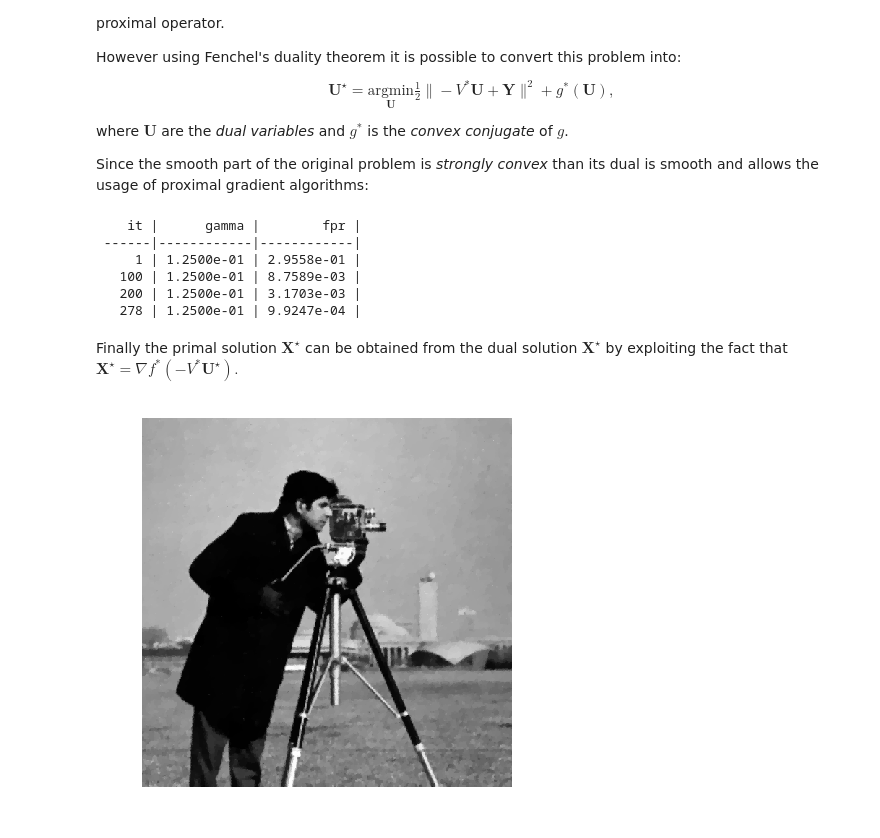
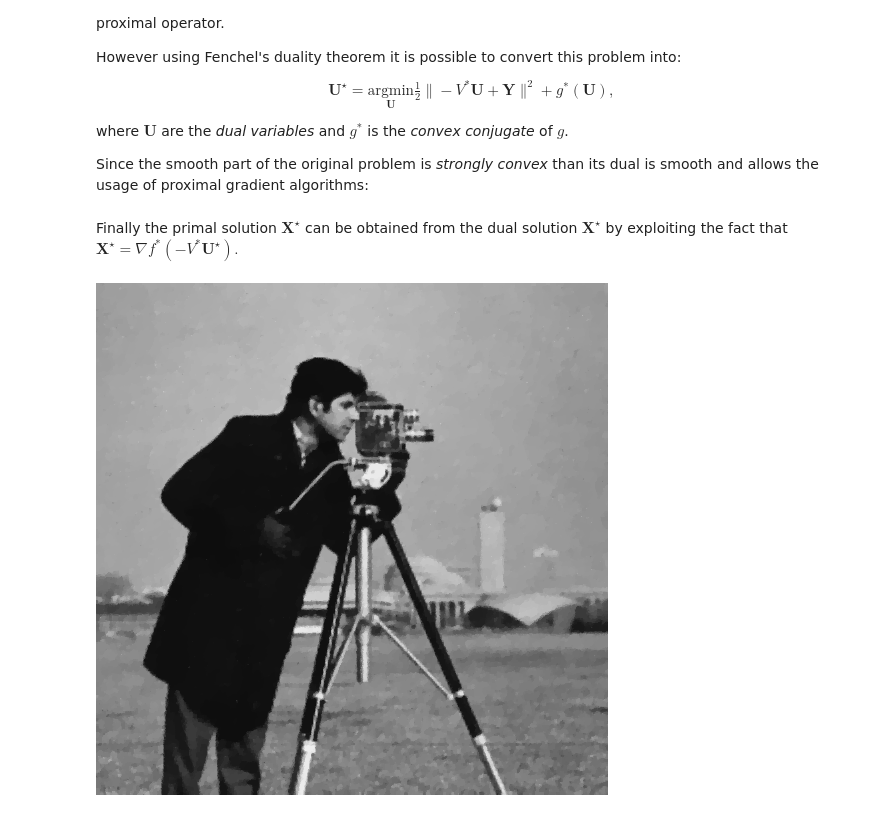
Before and after one commit to JuliaFirstOrder/StructuredOptimization.jl, a Jupyter notebook: demos/TotalVariationDenoising.ipynb, the cells around one changed output. Saved outputs shown, nothing was run; the diff lists cells and outputs as text; code cells hidden in the pictures.

```diff
--- a/demos/TotalVariationDenoising.ipynb
+++ b/demos/TotalVariationDenoising.ipynb
@@ -19,0 +7,6 @@ axis("off");
+# %%
+using Pkg, Random, Images, TestImages, LinearAlgebra
+
+Pkg.activate("."); Pkg.instantiate(); Random.seed!(123) # For reproducibility
+
+Xgt = testimage("cameraman")
@@ -21,13 +18,8 @@ axis("off");
 
 Some noise can then be added to this figure:
 # %%
-srand(123)
-
-Y = Xgt.+sqrt(0.006*vecnorm(Xgt,Inf))*randn(size(Xgt)) # add noise
+Y = Xgt .+ sqrt(0.006*norm(Xgt,Inf))*randn(size(Xgt)) # add noise
 Y[Y .< 0] .= 0. #make sure pixels are in range
 Y[Y .> 1] .= 1.
-
-using PyPlot
-imshow(Y, cmap = "gray")
-axis("off");
+Gray.(Y)
 # %% [output]
@@ -71,25 +63,17 @@ where $\mathbf{U}$ are the _dual variables_ and $g^*$ is the _convex conjugate_
 
 Since the smooth part of the original problem is _strongly convex_ than its dual is smooth and allows the usage of proximal gradient algorithms:
 # %%
+using StructuredOptimization
 
 U = Variable(size(V,1)...)
 lambda = 0.07
+Y = float(Y)
 
-@minimize ls(-V'*U+Y) + conj(lambda*norm(U,2,1,2)) with FPG(tol = 1e-3, gamma = 1/8);
+@minimize ls(-V'*U+Y) + conj(lambda*norm(U,2,1,2)) with ForwardBackward(tol = 1e-3, gamma = 1/8, fast=true);
-# %% [output]
-    it |      gamma |        fpr |
- ------|------------|------------|
-     1 | 1.2500e-01 | 2.9558e-01 |
-   100 | 1.2500e-01 | 8.7589e-03 |
-   200 | 1.2500e-01 | 3.1703e-03 |
-   278 | 1.2500e-01 | 9.9247e-04 |
 # %% [markdown]
 Finally the primal solution $\mathbf{X}^{\star}$ can be obtained from the dual solution $\mathbf{X}^{\star}$
 by exploiting the fact that $\mathbf{X}^\star = \nabla f^*( -V^* \mathbf{U}^\star).$
 # %%
-X = -V'*(~U)+Y
-
-imshow(X, cmap = "gray")
-axis("off");
+X = Gray.(-V'*(~U)+Y)
 # %% [output]
-[figure, old version]
+[figure, new version]
```
Also changed, not shown: parts of 3 cells of this notebook, 6 other files.
